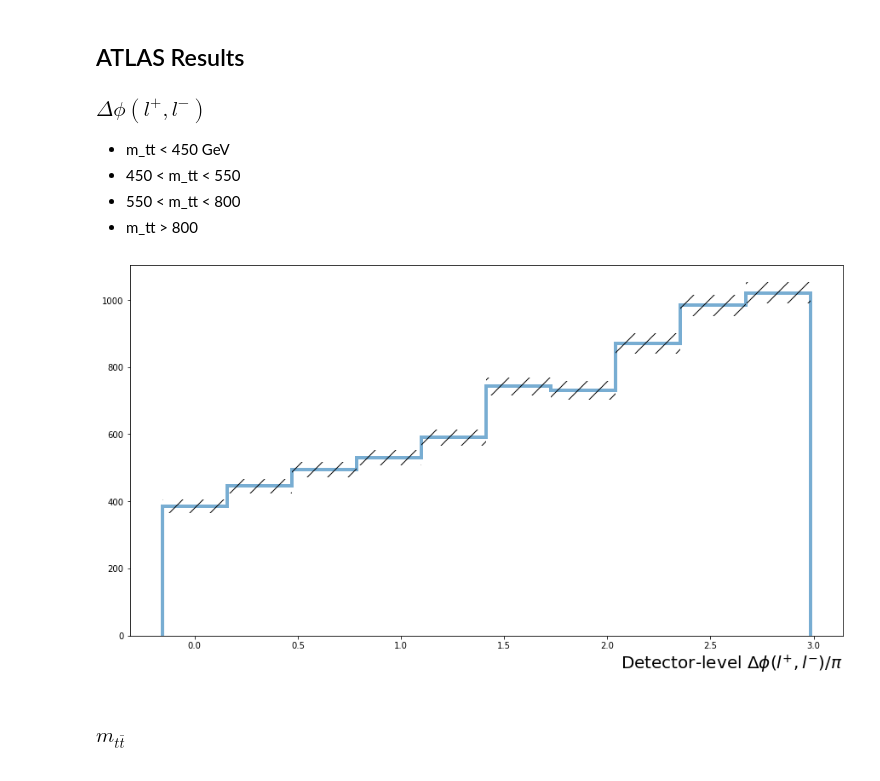
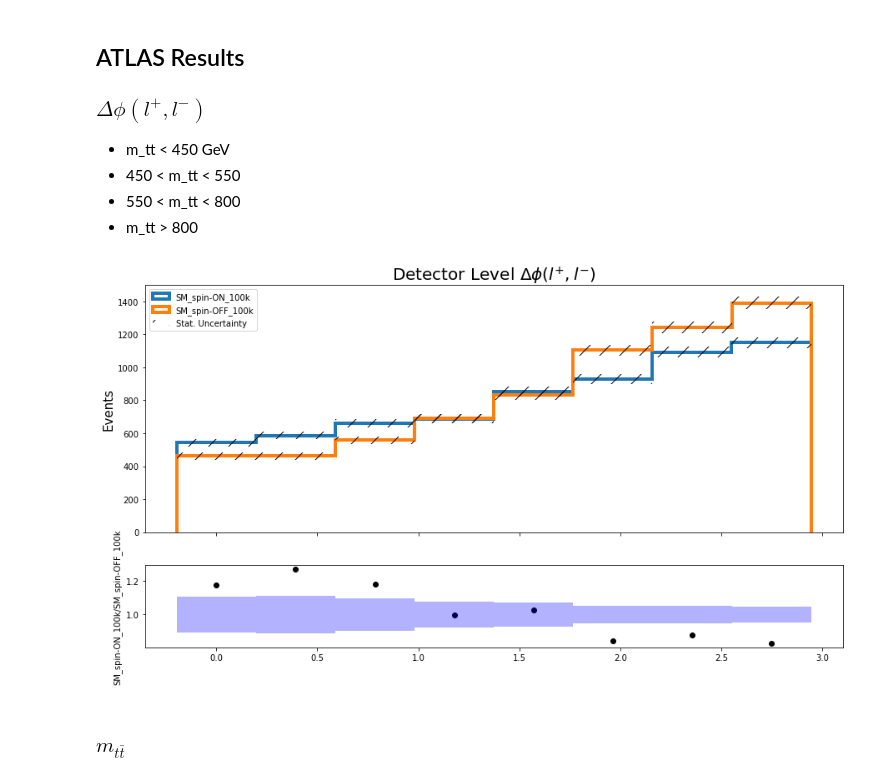
Before and after one commit to cmpatino/optimal-observables, a Jupyter notebook: consistency_checks/Observables.ipynb, the cells around one changed output. Saved outputs shown, nothing was run; the diff lists cells and outputs as text; code cells hidden in the pictures.

```diff
--- a/consistency_checks/Observables.ipynb
+++ b/consistency_checks/Observables.ipynb
@@ -10,16 +9,22 @@ from ttbar_reconstruction import four_momentum
 from plotting import histos
 # %%
-base_path = "../reconstructions/SM_spin-ON_100k"
+base_paths = [
+    "../reconstructions/SM_spin-ON_100k", "../reconstructions/SM_spin-OFF_100k"
+]
 reco_names = [
     "p_top", "p_l_t", "p_b_t", "p_nu_t",
     "p_tbar", "p_l_tbar", "p_b_tbar", "p_nu_tbar", "idx", "weight"
 ]
-batches = {name: [] for name in reco_names}
-for batch_idx in range(10):
-    for name in reco_names:
-        batches[name].append(np.load(os.path.join(base_path, f"{name}_batch_{batch_idx}.npy")))
 
-arrays = {name: np.concatenate(batches, axis=0) for name, batches in batches.items()}
+recos = dict()
+for path in base_paths:
+    batches = {name: [] for name in reco_names}
+    for batch_idx in range(10):
+        for name in reco_names:
+            batches[name].append(np.load(os.path.join(path, f"{name}_batch_{batch_idx}.npy")))
+    recos[os.path.basename(path)] = {
+        name: np.concatenate(batches, axis=0) for name, batches in batches.items()
+    }
 # %% [markdown]
 ## ATLAS Results
 ### $\Delta \phi(l^{+}, l^{-})$
@@ -35,14 +42,15 @@ dPhi_ll = normalize_dPhi(phi_l_tbar - phi_l_t).reshape(-1, 1)
-# %%
-fig, ax = plt.subplots(figsize=(15, 8))
-fig.set_facecolor("white")
-ax = histos.hist_var(dPhi_ll, ax=ax)
-ax.set_xlabel(
-    u"Detector-level $\Delta\phi(l^{+}, l^{-})/\pi$",
-    fontsize=20,
-    horizontalalignment='right',
-    x=1.0
-);
-# %% [output]
-[figure, removed]
+# %%
+values = list(dPhi_ll.values())
+labels = list(dPhi_ll.keys())
+histos.ratio_hist(
+    processes_q=values,
+    hist_labels=labels,
+    reference_label=labels[1],
+    n_bins=8,
+    hist_range=None,
+    title=r"Detector Level $\Delta \phi(l^{+}, l^{-})$"
+)
+# %% [output]
+[figure, added]
 # %% [markdown]
 ### $m_{t\bar{t}}$
```
Also changed, not shown: parts of 12 cells of this notebook.
